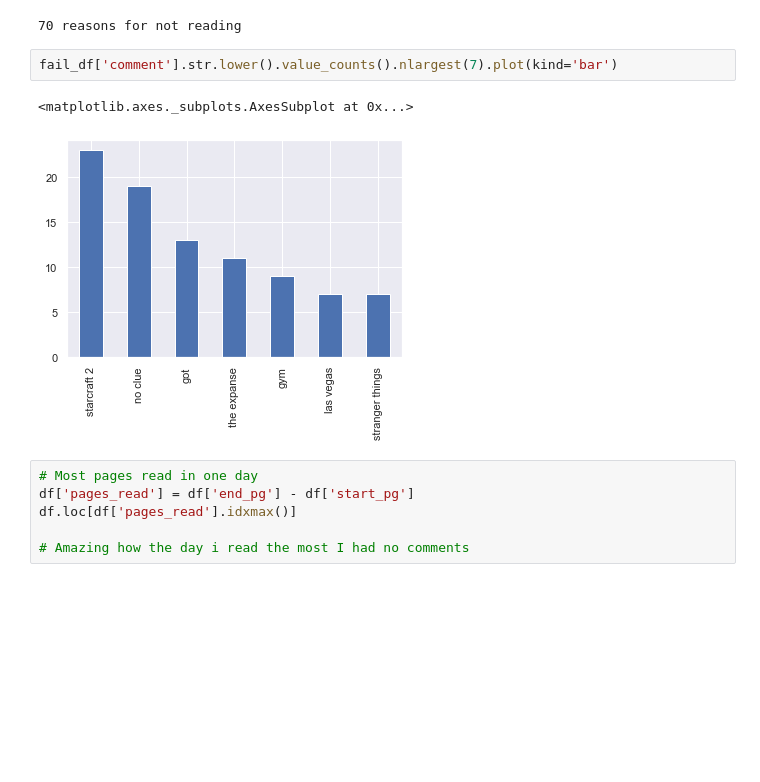
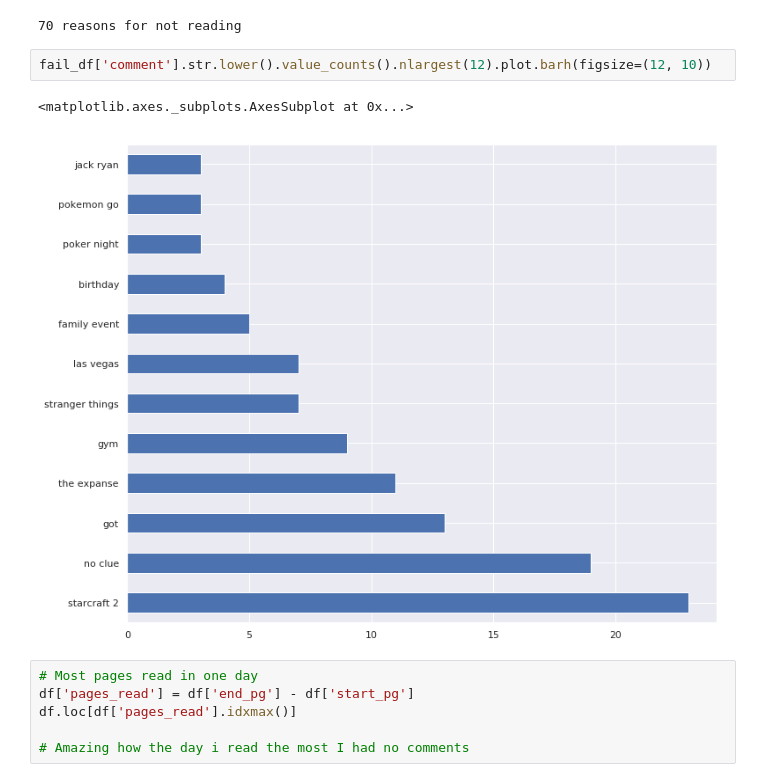
Before and after one commit to ksooklall/medium, a Jupyter notebook: Reading_and_Data_Science.ipynb, the cells around one changed output. Cells and saved outputs as stored; diff of their text form; blank space fills up the shorter version.

```diff
--- a/Reading_and_Data_Science.ipynb
+++ b/Reading_and_Data_Science.ipynb
@@ -57,10 +75,10 @@ print('{} reasons for not reading'.format(count))
 # %% [output]
 70 reasons for not reading
 # %%
-fail_df['comment'].str.lower().value_counts().nlargest(7).plot(kind='bar')
+fail_df['comment'].str.lower().value_counts().nlargest(12).plot.barh(figsize=(12, 10))
 # %% [output]
 <matplotlib.axes._subplots.AxesSubplot at 0x...>
-[figure, old version]
+[figure, new version]
 # %%
 # Most pages read in one day
 df['pages_read'] = df['end_pg'] - df['start_pg']
```
Also changed, not shown: parts of 14 cells of this notebook, 1 other file.
